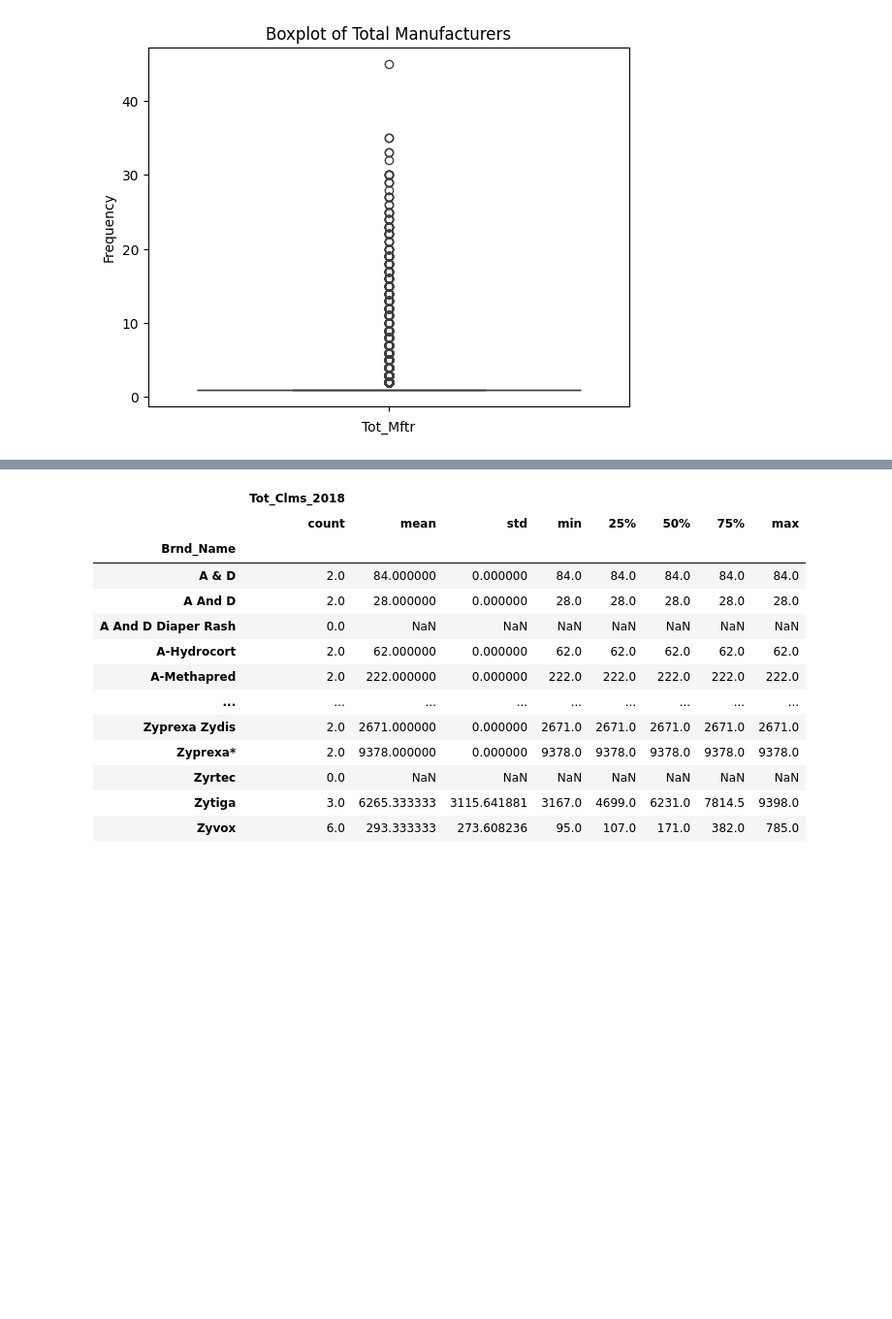
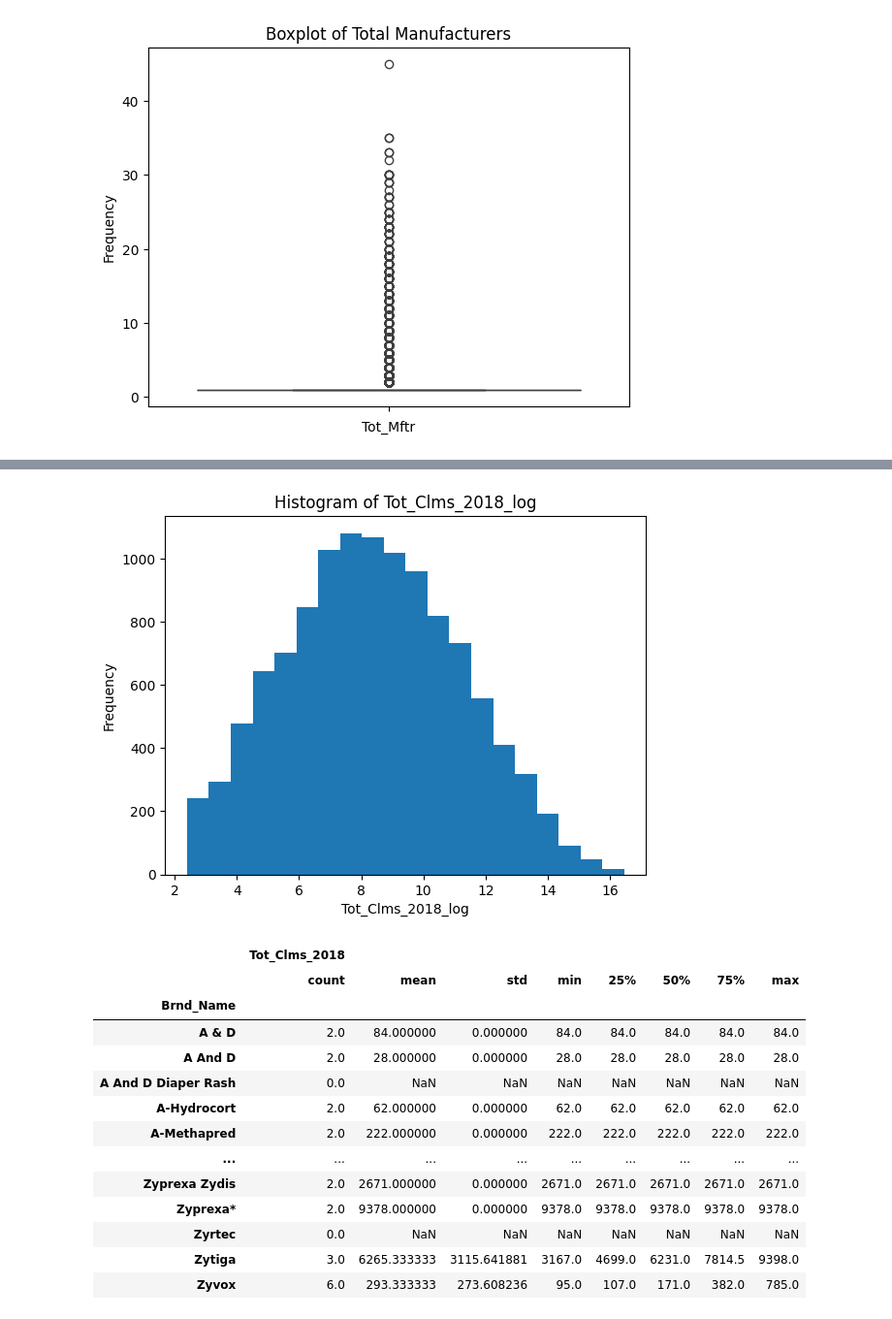
Before and after one commit to natalieassaad/visualization, a Jupyter notebook: assignment/assignment.ipynb, the cells around one changed output, grey strips where cells are left out. Shown at 97% size. Drawn from its saved outputs; the diff is of its cells as text; code cells hidden in the pictures; blank space fills up the shorter version.

```diff
--- a/assignment/assignment.ipynb
+++ b/assignment/assignment.ipynb
@@ -417,6 +433,14 @@ plt.xlabel('grad_100_value')
 plt.ylabel('Frequency')
 plt.title('Histogram of grad_100_value')
 plt.show()
+# %%
+med.loc[med['Tot_Clms_2018_log']>0,'Tot_Clms_2018_log'].hist(bins=20,grid=False)
+plt.xlabel('Tot_Clms_2018_log')
+plt.ylabel('Frequency')
+plt.title('Histogram of Tot_Clms_2018_log')
+plt.show()
+# %% [output]
+[figure, added]
 # %%
 # 6. Create a scatter plot, and describe the relationship you see.
 sns.scatterplot(data=df, x='aid_value', y='grad_100_value')
```
Also changed, not shown: parts of 7 cells of this notebook.
